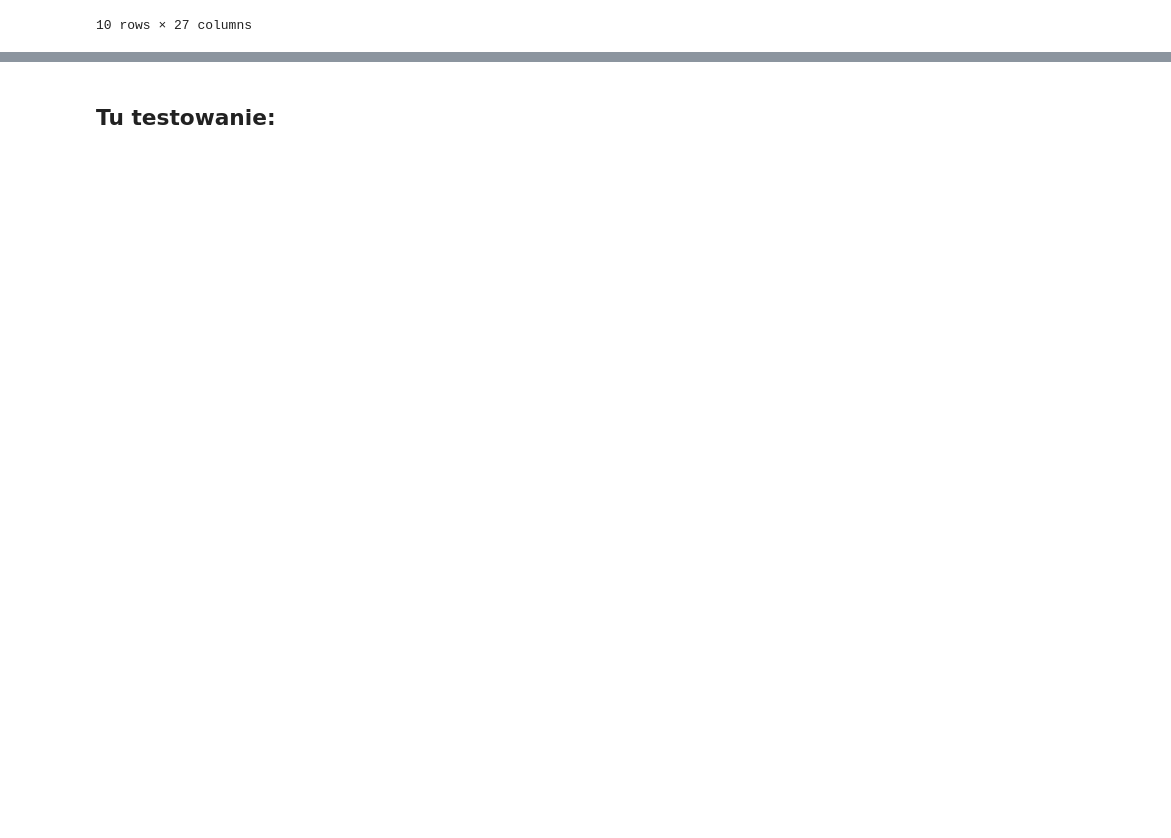
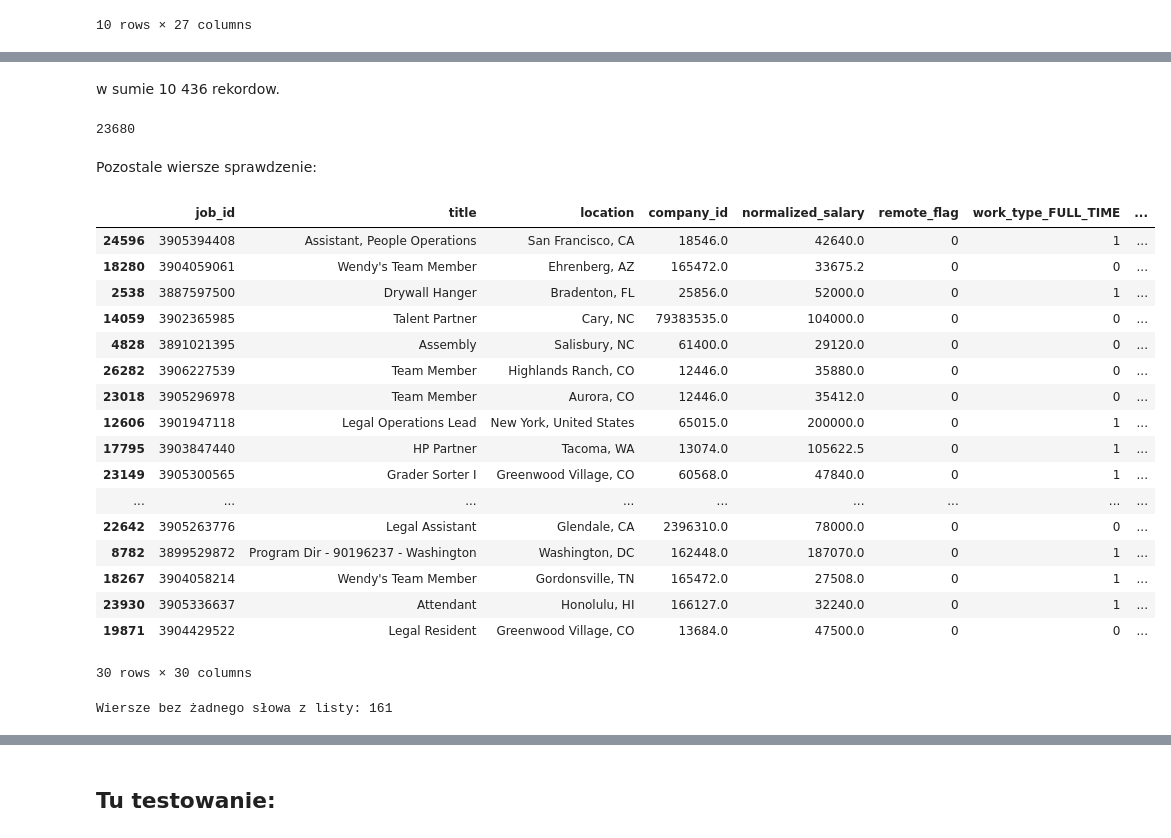
Before and after one commit to oliwiaaa333/BoAI-Project, a Jupyter notebook: data_cleaning.ipynb, the cells around one changed output, grey strips where cells are left out. Saved outputs shown, nothing was run; the diff lists cells and outputs as text; code cells hidden in the pictures; blank space fills up the shorter version.

```diff
--- a/data_cleaning.ipynb
+++ b/data_cleaning.ipynb
@@ -819,0 +1374,7 @@ postings_final.sample(10, random_state=42)
+# %%
+geo_1 = pd.read_csv("geo_1.csv")
+geo_2 = pd.read_csv("geo_2.csv")
+geo_3 = pd.read_csv("geo_3.csv")
+geo_4 = pd.read_csv("geo_4.csv")
+
+geo_all = pd.concat([geo_1, geo_2, geo_3, geo_4], ignore_index=True)
@@ -819,0 +1383,2 @@ postings_final.sample(10, random_state=42)
+# %%
+postings_filtered = postings_filtered.merge(geo_all, on="location", how="left")
@@ -819,0 +1447,27 @@ postings_final.sample(10, random_state=42)
+# %%
+# Lista przykładowych zawodów/kluczowych słów
+keywords = ['manager', 'engineer', 'technician', 'developer', 'analyst',
+            'coordinator', 'accountant', 'designer', 'hr', 'human resources',
+            'sales', 'mechanic', 'administrator','administrative', 'scientist', 'director',
+            'linguist', 'attorney', 'security', 'technician', 'designer', 'nurse', 'driver', 'coordinator', 'controller', 'architect',
+            'chef', 'therapist', 'nursing', 'paramedic', 'host', 'bank', 'medical', 'paralegal', 'electrical', 'psychologist',
+            'supervisor', 'receptionist', 'medicine', 'cook', 'digital', 'electrician', 'veterinarian', 'marketing', 'development',
+            'housekeeper', 'caregiver', 'support', 'payroll', 'customer', 'aide', 'receiver', 'merchandiser', 'detailer', 'assurance',
+            'social', 'psychiatric', 'trainer', 'financial', 'counsel', 'advisor', 'buyer', 'pharmacist', 'auditor', 'tax',
+            'principal', 'editor', 'production', 'construction', 'utility', 'repair', 'warehouse', 'commercial', 'billing', 'laboratory',
+            'phlebotomist', 'simulation', 'bioprocess', 'insurance', 'account', 'care', 'management', 'endoscopy', 'clerical', 'emergency',
+            'patient', 'clerk', 'administration', 'surgeon', 'superintendent', 'front desk', 'physiologist', 'copywriter', 'retail', 'forklift', 'surgical', 'logistics', 'lab', 'property', 'investigator', 'manufacturing', 'machine', 'maintenance', 'producer', 'recruitment', 'restaurant', 'oncology', 'estimator', 'technologist', 'molecular', 'loan', 'help desk', 'clinical', 'writer', 'jeweler', 'chemist', 'mri', 'neuroscience', 'janitor', 'human resouces', 'housekeeping', 'professor', 'operator', 'dental', 'inspector',
+            'teacher', 'it', 'programming','psych', 'baker', 'credit', 'media', 'tester', 'welder', 'pathologist', 'sonographer', 'piercer',
+            'project', 'cad', 'vice president', 'health', 'web', 'cmmc', 'assoc', 'laundry', 'custodian', 'physician', 'coffe', 'neurologist',
+            'enterprise', 'groundskeeper', 'software', 'gallery', 'pm', 'coach', 'officer', 'biostatistician', 'biologist', 'environmental', 'complaint', 'teller', 'captain', 'cashier', 'scrum master', 'cnc', 'economist', 'finance', 'agent', 'argonomy', 'intelligence', 'food', 'pharmacy', 'telemetry', 'research', 'design', 'cake', 'investment', 'planner', 'esthetician', 'handler',
+            'fund', 'implementation', 'pool', 'microbiology', 'cabinet', 'residential', 'veterinary', 'assembler', 'advertising', 'humint',
+            'cleaner', 'plumber', 'catering', 'showroom', 'procurement', 'data', 'clinician', 'oracle', 'delivery', 'leasing', 'ai', 'ml', 'culinary', 'config', 'med', 'barista', 'fleet', 'corp', 'Dentist', 'sourcing', 'key holder', 'picker', 'fabricator', 'bilingual', 'ukhc', 'secretary', 'educator', 'energy', 'sql', 'chart', 'guide', 'branch', 'instructor', 'shopper', 'product manager', 'kennel', 'pharm', 'clinic', 'selector', 'call center', 'industry', 'information', 'foreman', 'cna', 'programmer', 'testing', 'guard', 'dentist', 'education', 'merchandise', 'specimen', 'prosecutor', 'brookfield', 'bookkeeper', 'enablement', 'installer', 'banquets',
+            'cardiology', 'shift', 'control', 'scheduler', 'risk', 'desk', 'office', 'ms', 'optometrist', 'documentation', 'metallurgist', 'ehs', 'shipping', 'behavior', 'surveyor', 'stocking', 'actuary', 'journeyman', 'human resource', 'paleontologist', 'school', 'groomer', 'qa', 'therapy', 'biology', 'glodocs', 'admissions', 'business', 'esc', 'automotive', 'ft', 'ambulatory', 'consultant', 'x-ray', 'field', 'runner', 'chief', 'linen', 'protection', 'employment', 'photographer', 'automation', 'sealer', 'agronomy', 'inventory', 'storeroom', 'communications', 'safety', 'prior','programmatic', 'credentialing','breakfast','deckhand','memorial', 'advocate', 'payment', 'bartenders', 'rigger', 'intake', 'cyber', 'server', 'integrator', 'mortgage', 'hygienist', 'valet', 'e-commerce', 'excel', 'k12','rf', 'estate','government', 'image', 'geophysicist', 'builder', 'treasurer', 'provider', 'futurebean', 'icu', 'ap', 'dba', 'cinematics', 'artist', 'printed', 'keyholder', 'executive', 'admin', 'surgery', 'client', 'palatine', 'mentor', 'localization', 'referral', 'representative', 'ecological', 'global', 'wholesaler', 'negotiator', 'porter', 'rider', 'content', 'dispatcher', 'bi', 'c++', 'product owner', 'brokerage', 'houseman', 'reviewer', 'endocrinologist', 'carwash', 'anesthesiology', 'ambassador', 'fsqr', 'sre', 'manager', 'materials', 'ultrasound', 'metrologist', 'laundering', 'travel rrt',
+            'network', 'spa', 'relay', 'dishwasher', 'leader', 'loader', 'enrollment', 'housing', 'line', 'bartender', 'doula', 'lpn', 'frleo', 'hiring', 'firefighter', 'shipper', 'interpreter', 'strategist', 'house', 'toolmaker', 'hydrogeologist', 'travel', 'illustrator', 'landman', 'dialysis', 'fulfillment', 'tool', 'lamination', 'proofreader'
+
+            ]
+
+# Zliczamy wystąpienia każdego słowa (nieważne czy w małych czy wielkich literach)
+for word in keywords:
+    count = postings_filtered['title'].str.lower().str.contains(word).sum()
+    print(f"{word}: {count}")
@@ -819,0 +1492,40 @@ postings_final.sample(10, random_state=42)
+# %% [markdown]
+w sumie 10 436 rekordow.
+# %%
+len(postings_filtered)
+# %% [output]
+23680
+# %% [markdown]
+Pozostale wiersze sprawdzenie:
+# %%
+# Połącz wszystkie słowa w jeden regex z operatorem OR (|) i ignoruj wielkość liter
+pattern = '|'.join(keywords)
+
+# Filtrowanie wierszy, które nie zawierają żadnego z tych słów
+no_keywords_df = postings_filtered[~postings_filtered['title'].str.lower().str.contains(pattern, na=False)]
+
+# Wyświetlenie przykładowych 30 wierszy
+no_keywords_df.sample(30)
+# %% [output]
+|  | job_id | title | location | company_id | normalized_salary | remote_flag | work_type_FULL_TIME | ... |
+| 24596 | 3905394408 | Assistant, People Operations | San Francisco, CA | 18546.0 | 42640.0 | 0 | 1 | ... |
+| 18280 | 3904059061 | Wendy's Team Member | Ehrenberg, AZ | 165472.0 | 33675.2 | 0 | 0 | ... |
+| 2538 | 3887597500 | Drywall Hanger | Bradenton, FL | 25856.0 | 52000.0 | 0 | 1 | ... |
+| 14059 | 3902365985 | Talent Partner | Cary, NC | 79383535.0 | 104000.0 | 0 | 0 | ... |
+| 4828 | 3891021395 | Assembly | Salisbury, NC | 61400.0 | 29120.0 | 0 | 0 | ... |
+| 26282 | 3906227539 | Team Member | Highlands Ranch, CO | 12446.0 | 35880.0 | 0 | 0 | ... |
+| 23018 | 3905296978 | Team Member | Aurora, CO | 12446.0 | 35412.0 | 0 | 0 | ... |
+| 12606 | 3901947118 | Legal Operations Lead | New York, United States | 65015.0 | 200000.0 | 0 | 1 | ... |
+| 17795 | 3903847440 | HP Partner | Tacoma, WA | 13074.0 | 105622.5 | 0 | 1 | ... |
+| 23149 | 3905300565 | Grader Sorter I | Greenwood Village, CO | 60568.0 | 47840.0 | 0 | 1 | ... |
+| ... | ... | ... | ... | ... | ... | ... | ... | ... |
+| 22642 | 3905263776 | Legal Assistant | Glendale, CA | 2396310.0 | 78000.0 | 0 | 0 | ... |
+| 8782 | 3899529872 | Program Dir - 90196237 - Washington | Washington, DC | 162448.0 | 187070.0 | 0 | 1 | ... |
+| 18267 | 3904058214 | Wendy's Team Member | Gordonsville, TN | 165472.0 | 27508.0 | 0 | 1 | ... |
+| 23930 | 3905336637 | Attendant | Honolulu, HI | 166127.0 | 32240.0 | 0 | 1 | ... |
+| 19871 | 3904429522 | Legal Resident | Greenwood Village, CO | 13684.0 | 47500.0 | 0 | 0 | ... |
+30 rows × 30 columns
+# %%
+print(f"Wiersze bez żadnego słowa z listy: {len(no_keywords_df)}")
+# %% [output]
+Wiersze bez żadnego słowa z listy: 161
```
Also changed, not shown: parts of 84 cells of this notebook, 2 other files.
